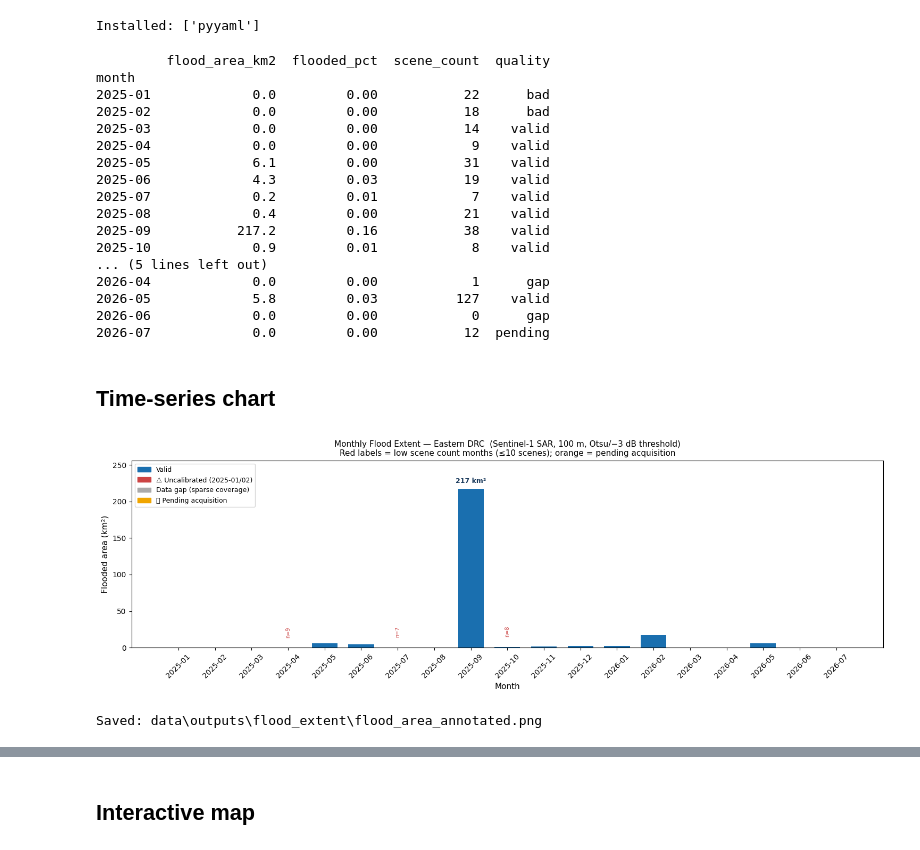
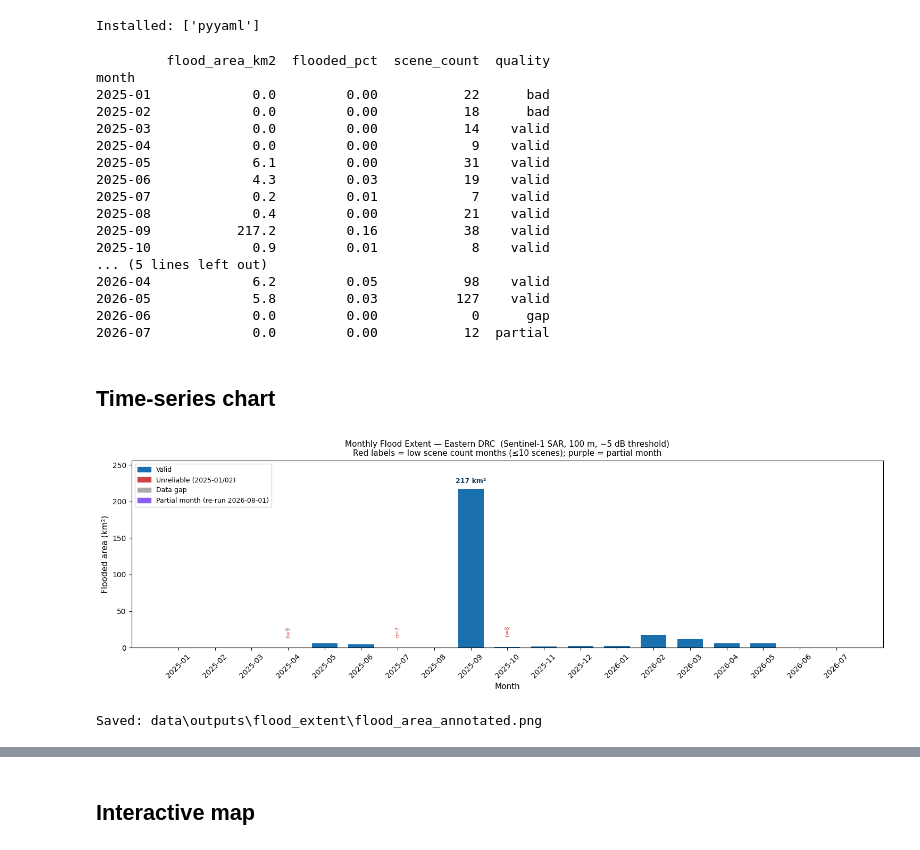
Before and after one commit to trevmon28/Floodmaps, a Jupyter notebook: notebooks/04_validation_export.ipynb, the cells around one changed output, grey strips where cells are left out. Drawn from its saved outputs; the diff is of its cells as text; code cells hidden in the pictures.

```diff
--- a/notebooks/04_validation_export.ipynb
+++ b/notebooks/04_validation_export.ipynb
@@ -73,24 +77,23 @@ OUTPUT_DIR = Path("data/outputs/flood_extent")
 DOCS_DIR   = Path("docs")
 DOCS_DIR.mkdir(exist_ok=True)
 
-# Quality flags — update these as new months are confirmed
-BAD_MONTHS     = {"2025-01", "2025-02"}               # uncalibrated
-NO_DATA_MONTHS = {"2026-03", "2026-04", "2026-06"}   # data gaps (2026-06: corrupt MPC tiles)
-PENDING_MONTHS = {"2026-07"}                           # partial month — re-run after 2026-07-31
+# Quality flags
+BAD_MONTHS     = {"2025-01", "2025-02"}              # uncalibrated amplitude
+NO_DATA_MONTHS = {"2026-06"}                          # permanent gap -- corrupt MPC RTC tiles
+PARTIAL_MONTHS = {"2026-07"}                          # partial month -- re-run after 2026-07-31
+PENDING_MONTHS = set()                                # no pending months
 
-# Approximate scene counts per month (from STAC searches)
 SCENE_COUNTS = {
     "2025-01": 22, "2025-02": 18, "2025-03": 14, "2025-04": 9,
     "2025-05": 31, "2025-06": 19, "2025-07": 7,  "2025-08": 21,
     "2025-09": 38, "2025-10": 8,  "2025-11": 11, "2025-12": 17,
-    "2026-01": 15, "2026-02": 29, "2026-03": 2,  "2026-04": 1,
+    "2026-01": 15, "2026-02": 29, "2026-03": 107, "2026-04": 98,
     "2026-05": 127, "2026-06": 0,  "2026-07": 12,
 }
 
 df = pd.read_csv(OUTPUT_DIR / "flood_stats.csv", index_col="month").sort_index()
 
-# Add any pending months that aren't in the CSV yet
-for m in sorted(PENDING_MONTHS | NO_DATA_MONTHS):
+for m in sorted(PARTIAL_MONTHS | PENDING_MONTHS | NO_DATA_MONTHS):
     if m not in df.index:
         df.loc[m] = {"flooded_pct": None, "flooded_px": 0, "flood_area_km2": None}
 df = df.sort_index()
@@ -98,6 +101,7 @@ df = df.sort_index()
 df["quality"] = "valid"
 df.loc[df.index.isin(BAD_MONTHS),     "quality"] = "bad"
 df.loc[df.index.isin(NO_DATA_MONTHS), "quality"] = "gap"
+df.loc[df.index.isin(PARTIAL_MONTHS), "quality"] = "partial"
 df.loc[df.index.isin(PENDING_MONTHS), "quality"] = "pending"
 df["scene_count"] = df.index.map(SCENE_COUNTS)
 
@@ -116,10 +120,10 @@ month
 2025-09           217.2         0.16           38    valid
 2025-10             0.9         0.01            8    valid
 ... (5 lines left out)
-2026-04             0.0         0.00            1      gap
+2026-04             6.2         0.05           98    valid
 2026-05             5.8         0.03          127    valid
 2026-06             0.0         0.00            0      gap
-2026-07             0.0         0.00           12  pending
+2026-07             0.0         0.00           12  partial
 # %% [markdown]
 ## Time-series chart
 # %%
@@ -127,58 +131,56 @@ color_map = {
     "valid":   "#1a6faf",
     "bad":     "#cc4444",
     "gap":     "#aaaaaa",
+    "partial": "#8b5cf6",
     "pending": "#f0a500",
 }
 bar_colors = [color_map[q] for q in df["quality"]]
 
-# Use 0 for None values so bars render correctly
 plot_areas = df["flood_area_km2"].fillna(0)
 
 fig, ax = plt.subplots(figsize=(15, 5))
 bars = ax.bar(df.index, plot_areas, color=bar_colors, width=0.7)
 
-# Annotate peak (valid months only)
 valid_df = df[df["quality"] == "valid"]
 if not valid_df.empty:
     peak = valid_df["flood_area_km2"].idxmax()
     peak_val = valid_df.loc[peak, "flood_area_km2"]
-    ax.annotate(f"{peak_val:,.0f} km²", xy=(peak, peak_val),
+    ax.annotate(f"{peak_val:,.0f} km\u00b2", xy=(peak, peak_val),
                 xytext=(0, 8), textcoords="offset points",
                 ha="center", fontsize=9, color="#1a3a5c", fontweight="bold")
 
-# Scene count annotations (show low-count months as warning)
 for month, row in df.iterrows():
     sc = SCENE_COUNTS.get(month)
     if sc is not None and sc <= 10 and row["quality"] == "valid":
         ax.text(month, (plot_areas[month] or 0) + 15,
                 f"n={sc}", ha="center", fontsize=7, color="#cc4444", rotation=90)
 
-ax.set_ylabel("Flooded area (km²)", fontsize=11)
+ax.set_ylabel("Flooded area (km\u00b2)", fontsize=11)
 ax.set_xlabel("Month", fontsize=11)
 ax.set_title(
-    "Monthly Flood Extent — Eastern DRC  (Sentinel-1 SAR, 100 m, Otsu/−3 dB threshold)\n"
-    "Red labels = low scene count months (≤10 scenes); orange = pending acquisition",
+    "Monthly Flood Extent \u2014 Eastern DRC  (Sentinel-1 SAR, 100 m, \u22125 dB threshold)\n"
+    "Red labels = low scene count months (\u226410 scenes); purple = partial month",
     fontsize=11)
 ax.tick_params(axis="x", rotation=45)
 peak_safe = valid_df["flood_area_km2"].max() if not valid_df.empty else 100
 ax.set_ylim(0, peak_safe * 1.18)
 ax.yaxis.set_major_formatter(plt.FuncFormatter(lambda x, _: f"{x:,.0f}"))
 
 legend_handles = [
     mpatches.Patch(color="#1a6faf", label="Valid"),
-    mpatches.Patch(color="#cc4444", label="⚠️ Uncalibrated (2025-01/02)"),
-    mpatches.Patch(color="#aaaaaa", label="Data gap (sparse coverage)"),
-    mpatches.Patch(color="#f0a500", label="⏳ Pending acquisition"),
+    mpatches.Patch(color="#cc4444", label="Unreliable (2025-01/02)"),
+    mpatches.Patch(color="#aaaaaa", label="Data gap"),
+    mpatches.Patch(color="#8b5cf6", label="Partial month (re-run 2026-08-01)"),
 ]
 ax.legend(handles=legend_handles, loc="upper left", fontsize=9)
 plt.tight_layout()
 
 chart_path = OUTPUT_DIR / "flood_area_annotated.png"
 plt.savefig(chart_path, dpi=150)
 plt.show()
 print(f"Saved: {chart_path}")
 # %% [output]
-[figure, old version]
+[figure, new version]
 Saved: data\outputs\flood_extent\flood_area_annotated.png
 # %% [markdown]
 ## Seasonal validation
```
Also changed, not shown: parts of 5 cells of this notebook, 5 other files.
